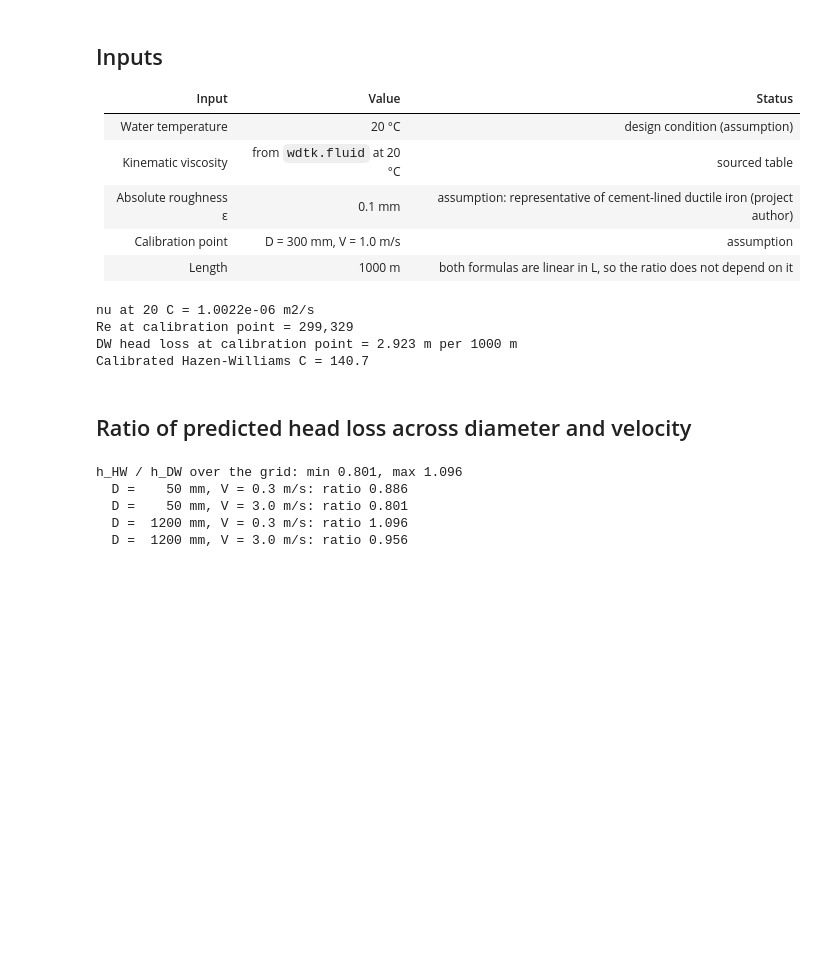
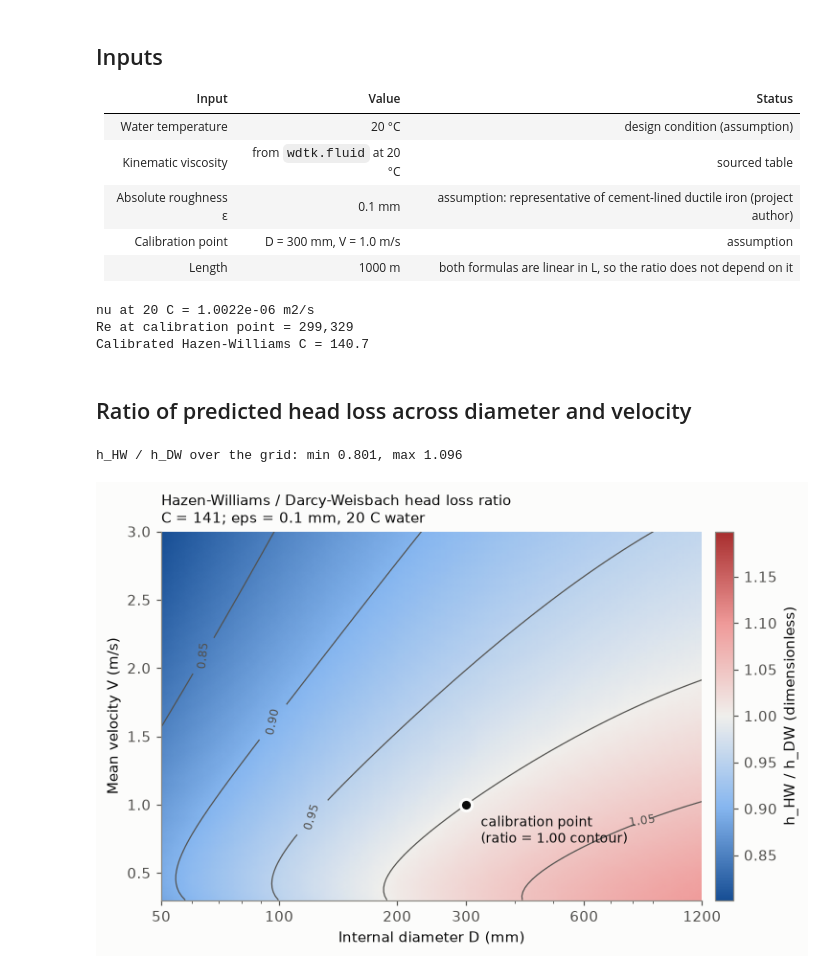
Before and after one commit to tarrikq/wastewater_modeling, a Jupyter notebook: notebooks/01_headloss_comparison.ipynb, the cells around one changed output. Cells and saved outputs as stored; diff of their text form; code cells hidden in the pictures; blank space fills up the shorter version.

```diff
--- a/notebooks/01_headloss_comparison.ipynb
+++ b/notebooks/01_headloss_comparison.ipynb
@@ -59,39 +31,34 @@ plt.rcParams.update(
 TEMPERATURE_C = 20.0
 NU_M2S = fluid.kinematic_viscosity_m2s(TEMPERATURE_C)
 EPS_M = 0.1e-3
-LENGTH_M = 1000.0
-D_REF_M, V_REF_MS = 0.300, 1.0
+CALIBRATION = (0.300, 1.0)  # D (m), V (m/s)
 
-q_ref = V_REF_MS * hl.area_m2(D_REF_M)
-h_ref = hl.darcy_weisbach_headloss_m(q_ref, LENGTH_M, D_REF_M, EPS_M, NU_M2S)
-C_CAL = hl.hazen_williams_c_factor(q_ref, LENGTH_M, D_REF_M, h_ref)
+grid = ratio_grid(
+    np.geomspace(0.05, 1.2, 90), np.linspace(0.3, 3.0, 90), EPS_M, NU_M2S, CALIBRATION
+)
 print(f"nu at {TEMPERATURE_C:g} C = {NU_M2S:.4e} m2/s")
-print(f"Re at calibration point = {hl.reynolds_number(V_REF_MS, D_REF_M, NU_M2S):,.0f}")
-print(f"DW head loss at calibration point = {h_ref:.3f} m per {LENGTH_M:g} m")
-print(f"Calibrated Hazen-Williams C = {C_CAL:.1f}")
+print(
+    f"Re at calibration point = {hl.reynolds_number(CALIBRATION[1], CALIBRATION[0], NU_M2S):,.0f}"
+)
+print(f"Calibrated Hazen-Williams C = {grid.c_calibrated:.1f}")
 # %% [output]
 nu at 20 C = 1.0022e-06 m2/s
 Re at calibration point = 299,329
-DW head loss at calibration point = 2.923 m per 1000 m
 Calibrated Hazen-Williams C = 140.7
 # %% [markdown]
 ## Ratio of predicted head loss across diameter and velocity
 # %%
-d_m = np.geomspace(0.05, 1.2, 90)
-v_ms = np.linspace(0.3, 3.0, 90)
-D, V = np.meshgrid(d_m, v_ms)
-Q = V * np.pi * D**2 / 4
-
-h_dw = hl.darcy_weisbach_headloss_m(Q, LENGTH_M, D, EPS_M, NU_M2S)
-h_hw = hl.hazen_williams_headloss_m(Q, LENGTH_M, D, C_CAL)
-ratio = h_hw / h_dw
-print(f"h_HW / h_DW over the grid: min {ratio.min():.3f}, max {ratio.max():.3f}")
-for dd, vv in [(0.05, 0.3), (0.05, 3.0), (1.2, 0.3), (1.2, 3.0)]:
-    i, j = np.argmin(abs(v_ms - vv)), np.argmin(abs(d_m - dd))
-    print(f"  D = {dd * 1000:5.0f} mm, V = {vv:.1f} m/s: ratio {ratio[i, j]:.3f}")
+r = grid.ratio
+print(f"h_HW / h_DW over the grid: min {r.min():.3f}, max {r.max():.3f}")
+fig, ax = plt.subplots(figsize=(7.0, 4.6))
+plotting.plot_hw_dw_ratio(
+    ax,
+    grid,
+    CALIBRATION,
+    f"C = {grid.c_calibrated:.0f}; eps = {EPS_M * 1000:g} mm, {TEMPERATURE_C:g} C water",
+)
+fig.tight_layout()
+plt.show()
 # %% [output]
 h_HW / h_DW over the grid: min 0.801, max 1.096
-  D =    50 mm, V = 0.3 m/s: ratio 0.886
-  D =    50 mm, V = 3.0 m/s: ratio 0.801
-  D =  1200 mm, V = 0.3 m/s: ratio 1.096
-  D =  1200 mm, V = 3.0 m/s: ratio 0.956
+[figure, added]
```
Also changed, not shown: parts of 10 cells of this notebook, 31 other files.
